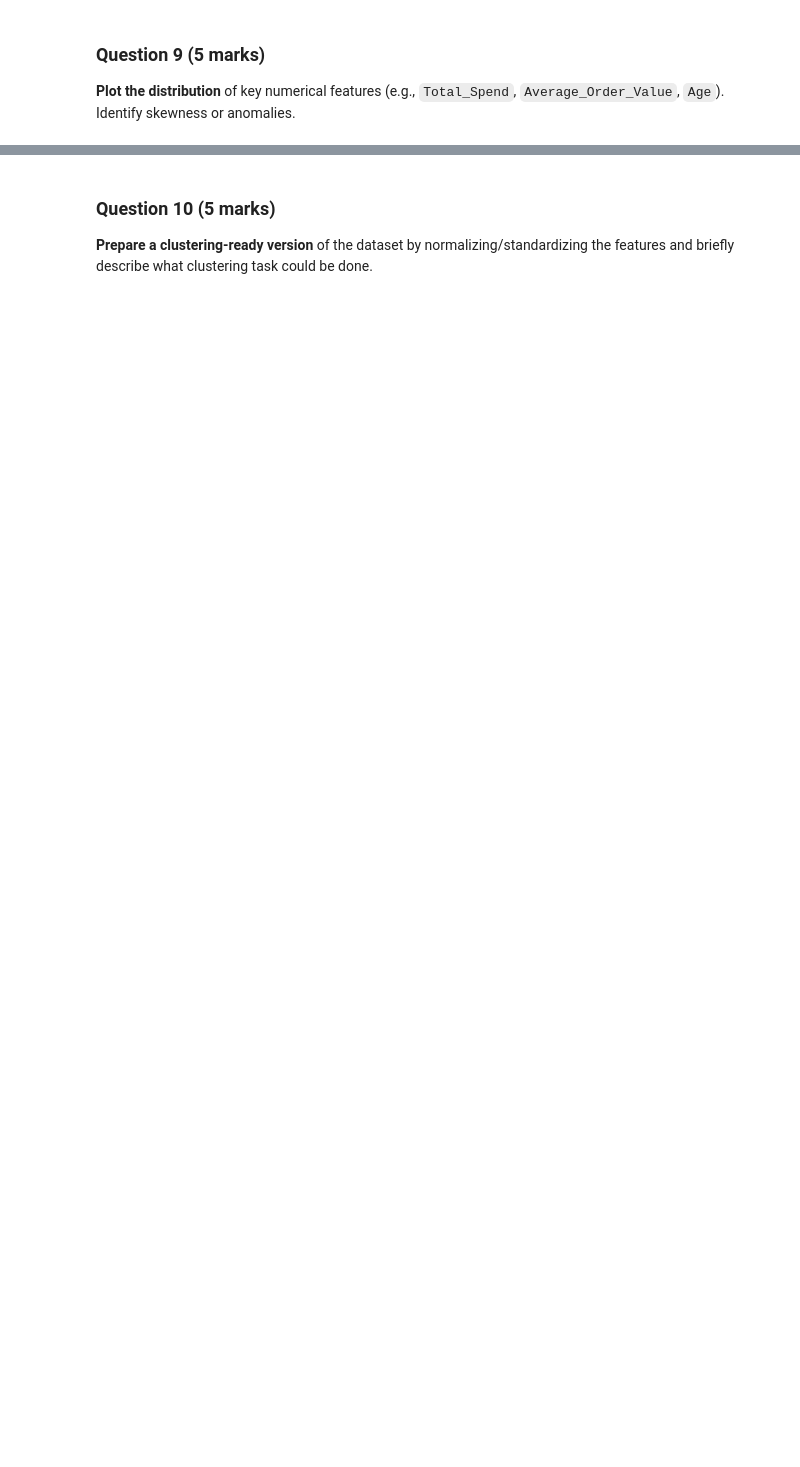
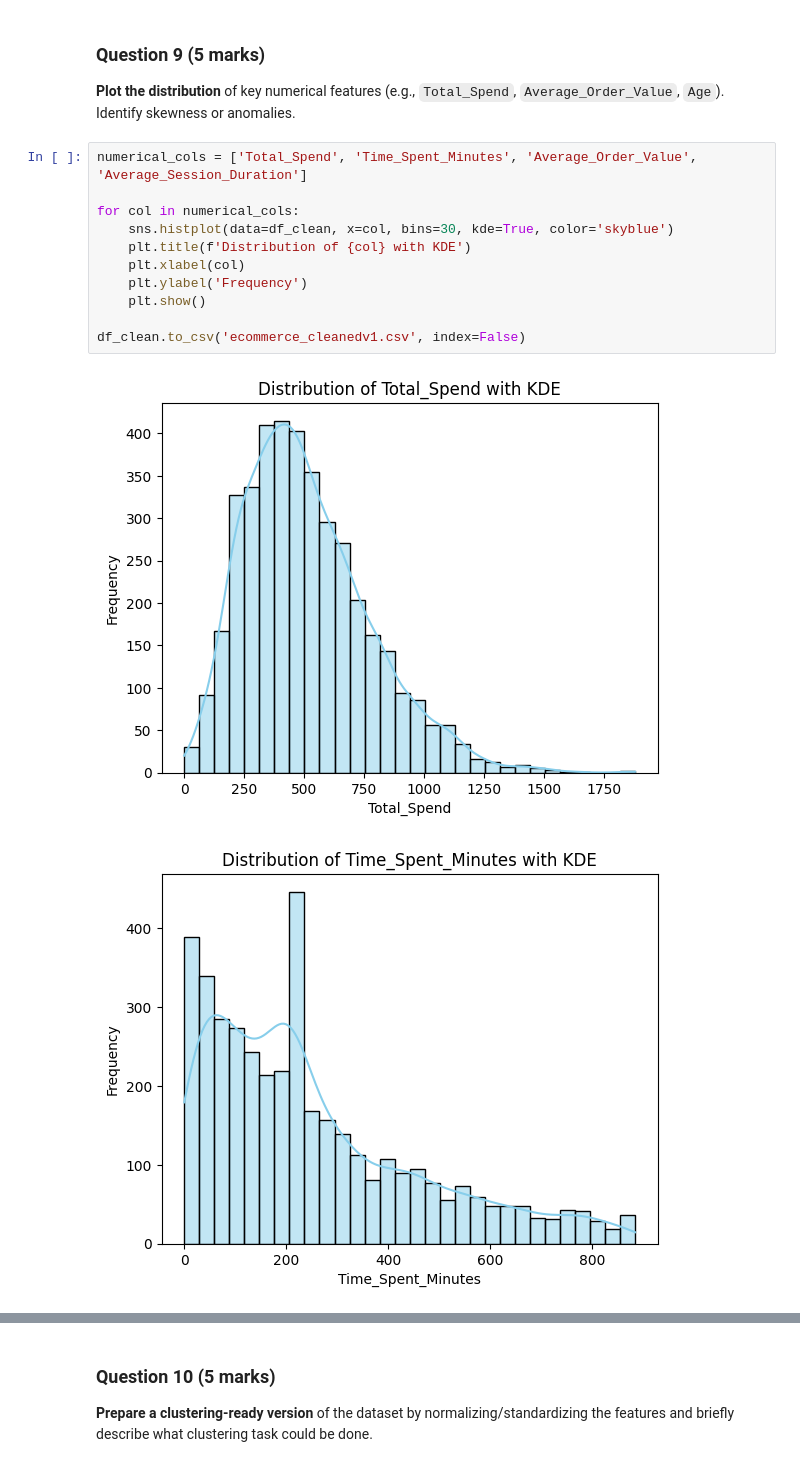
Before and after one commit to dondemici/SplDAtaAnalytics_Exercises, a Jupyter notebook: SplDA_A01_Adriatico.ipynb, the cells around one changed output, grey strips where cells are left out. Cells and saved outputs as stored; diff of their text form; blank space fills up the shorter version.

```diff
--- a/SplDA_A01_Adriatico.ipynb
+++ b/SplDA_A01_Adriatico.ipynb
@@ -103,3 +334,17 @@ catcols = df.select_dtypes(include=['object']).columns.intersection(missing_cols
 # %% [markdown]
 ### Question 9 (5 marks)
 **Plot the distribution** of key numerical features (e.g., `Total_Spend`, `Average_Order_Value`, `Age`). Identify skewness or anomalies.
+# %%
+numerical_cols = ['Total_Spend', 'Time_Spent_Minutes', 'Average_Order_Value', 'Average_Session_Duration']
+
+for col in numerical_cols:
+    sns.histplot(data=df_clean, x=col, bins=30, kde=True, color='skyblue')
+    plt.title(f'Distribution of {col} with KDE')
+    plt.xlabel(col)
+    plt.ylabel('Frequency')
+    plt.show()
+
+df_clean.to_csv('ecommerce_cleanedv1.csv', index=False)
+# %% [output]
+[figure, added]
+[figure, added]
```
Also changed, not shown: parts of 15 cells of this notebook, 1 other file.
